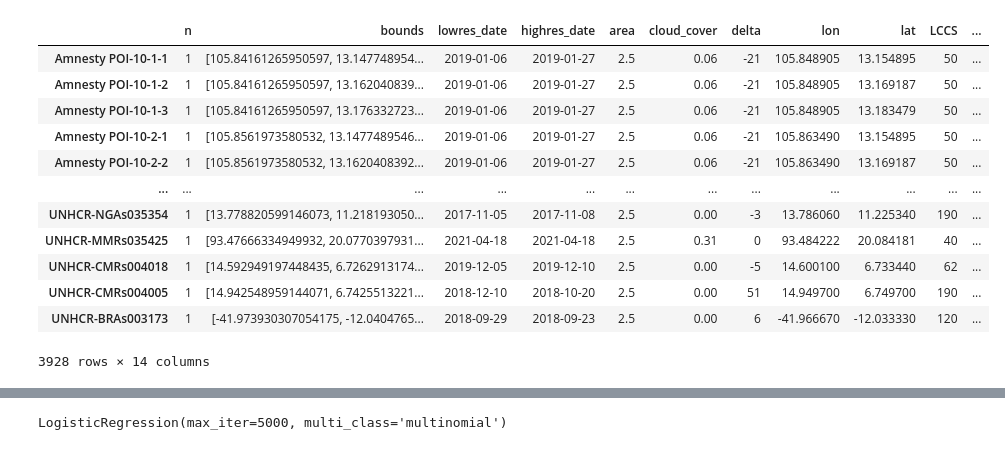
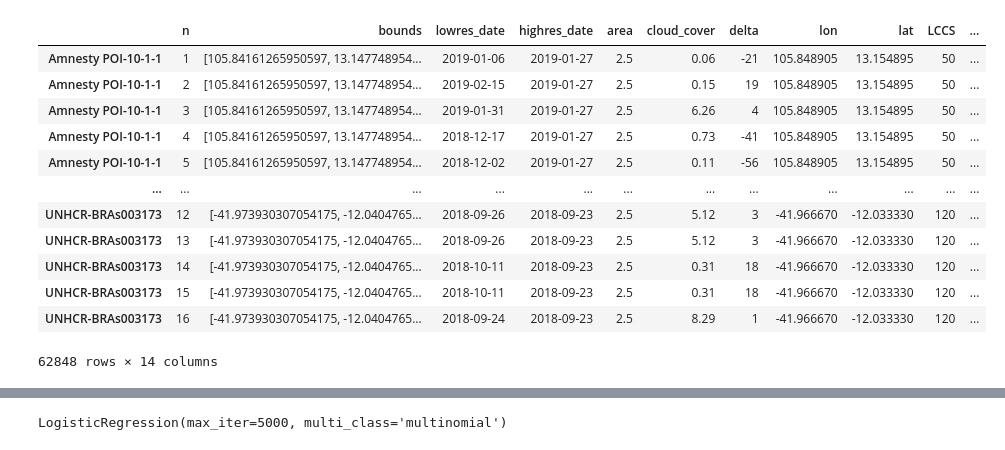
Before and after one commit to AbhishekVangipuram/CS229FinalProj, a Jupyter notebook: exploration.ipynb, the cells around one changed output, grey strips where cells are left out. Cells and saved outputs as stored; diff of their text form; code cells hidden in the pictures.

```diff
--- a/exploration.ipynb
+++ b/exploration.ipynb
@@ -7,19 +7,19 @@ import numpy as np
 import cv2
 import matplotlib.pyplot as plt
 # %%
-df = pd.read_csv("WorldStrat Dataset.csv", index_col=0).loc[~df.index.duplicated(keep='first')]
+df = pd.read_csv("WorldStrat Dataset.csv", index_col=0)
 df
 # %% [output]
 |  | n | bounds | lowres_date | highres_date | area | cloud_cover | delta | lon | lat | LCCS | ... |
 | Amnesty POI-10-1-1 | 1 | [105.84161265950597, 13.147748954... | 2019-01-06 | 2019-01-27 | 2.5 | 0.06 | -21 | 105.848905 | 13.154895 | 50 | ... |
-| Amnesty POI-10-1-2 | 1 | [105.84161265950597, 13.162040839... | 2019-01-06 | 2019-01-27 | 2.5 | 0.06 | -21 | 105.848905 | 13.169187 | 50 | ... |
-| Amnesty POI-10-1-3 | 1 | [105.84161265950597, 13.176332723... | 2019-01-06 | 2019-01-27 | 2.5 | 0.06 | -21 | 105.848905 | 13.183479 | 50 | ... |
-| Amnesty POI-10-2-1 | 1 | [105.8561973580532, 13.1477489546... | 2019-01-06 | 2019-01-27 | 2.5 | 0.06 | -21 | 105.863490 | 13.154895 | 50 | ... |
-| Amnesty POI-10-2-2 | 1 | [105.8561973580532, 13.1620408392... | 2019-01-06 | 2019-01-27 | 2.5 | 0.06 | -21 | 105.863490 | 13.169187 | 50 | ... |
+| Amnesty POI-10-1-1 | 2 | [105.84161265950597, 13.147748954... | 2019-02-15 | 2019-01-27 | 2.5 | 0.15 | 19 | 105.848905 | 13.154895 | 50 | ... |
+| Amnesty POI-10-1-1 | 3 | [105.84161265950597, 13.147748954... | 2019-01-31 | 2019-01-27 | 2.5 | 6.26 | 4 | 105.848905 | 13.154895 | 50 | ... |
+| Amnesty POI-10-1-1 | 4 | [105.84161265950597, 13.147748954... | 2018-12-17 | 2019-01-27 | 2.5 | 0.73 | -41 | 105.848905 | 13.154895 | 50 | ... |
+| Amnesty POI-10-1-1 | 5 | [105.84161265950597, 13.147748954... | 2018-12-02 | 2019-01-27 | 2.5 | 0.11 | -56 | 105.848905 | 13.154895 | 50 | ... |
 | ... | ... | ... | ... | ... | ... | ... | ... | ... | ... | ... | ... |
-| UNHCR-NGAs035354 | 1 | [13.778820599146073, 11.218193050... | 2017-11-05 | 2017-11-08 | 2.5 | 0.00 | -3 | 13.786060 | 11.225340 | 190 | ... |
-| UNHCR-MMRs035425 | 1 | [93.47666334949932, 20.0770397931... | 2021-04-18 | 2021-04-18 | 2.5 | 0.31 | 0 | 93.484222 | 20.084181 | 40 | ... |
-| UNHCR-CMRs004018 | 1 | [14.592949197448435, 6.7262913174... | 2019-12-05 | 2019-12-10 | 2.5 | 0.00 | -5 | 14.600100 | 6.733440 | 62 | ... |
-| UNHCR-CMRs004005 | 1 | [14.942548959144071, 6.7425513221... | 2018-12-10 | 2018-10-20 | 2.5 | 0.00 | 51 | 14.949700 | 6.749700 | 190 | ... |
-| UNHCR-BRAs003173 | 1 | [-41.973930307054175, -12.0404765... | 2018-09-29 | 2018-09-23 | 2.5 | 0.00 | 6 | -41.966670 | -12.033330 | 120 | ... |
+| UNHCR-BRAs003173 | 12 | [-41.973930307054175, -12.0404765... | 2018-09-26 | 2018-09-23 | 2.5 | 5.12 | 3 | -41.966670 | -12.033330 | 120 | ... |
+| UNHCR-BRAs003173 | 13 | [-41.973930307054175, -12.0404765... | 2018-09-26 | 2018-09-23 | 2.5 | 5.12 | 3 | -41.966670 | -12.033330 | 120 | ... |
+| UNHCR-BRAs003173 | 14 | [-41.973930307054175, -12.0404765... | 2018-10-11 | 2018-09-23 | 2.5 | 0.31 | 18 | -41.966670 | -12.033330 | 120 | ... |
+| UNHCR-BRAs003173 | 15 | [-41.973930307054175, -12.0404765... | 2018-10-11 | 2018-09-23 | 2.5 | 0.31 | 18 | -41.966670 | -12.033330 | 120 | ... |
+| UNHCR-BRAs003173 | 16 | [-41.973930307054175, -12.0404765... | 2018-09-24 | 2018-09-23 | 2.5 | 8.29 | 1 | -41.966670 | -12.033330 | 120 | ... |
-3928 rows × 14 columns
+62848 rows × 14 columns
```
Also changed, not shown: parts of 13 cells of this notebook, 9 other files.
